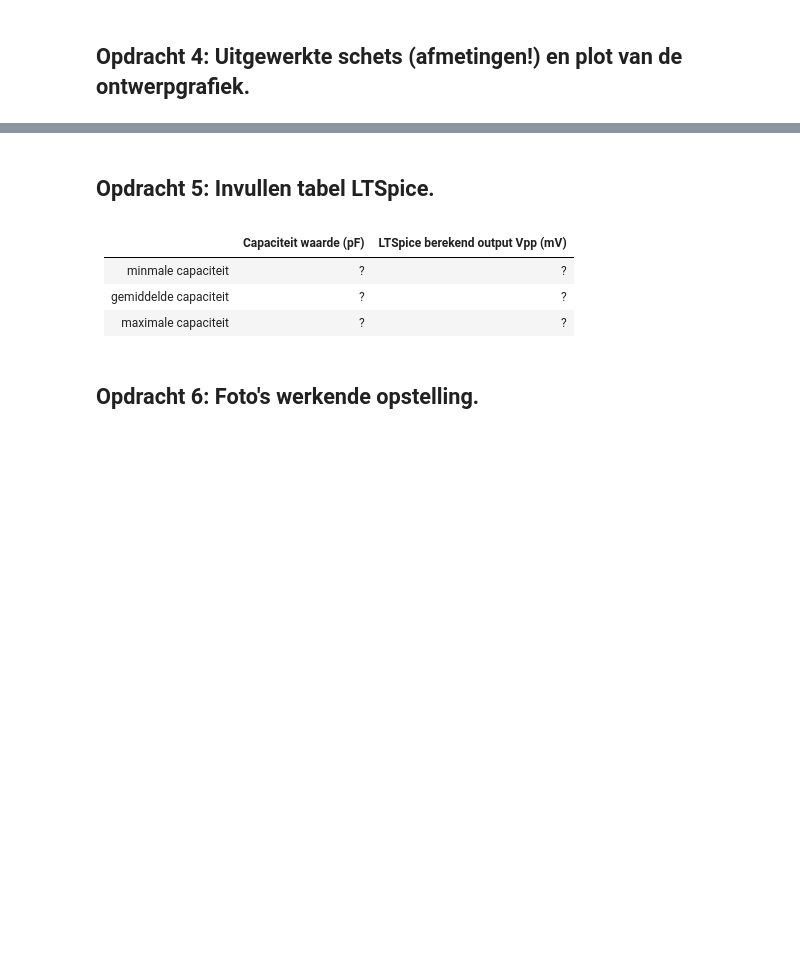
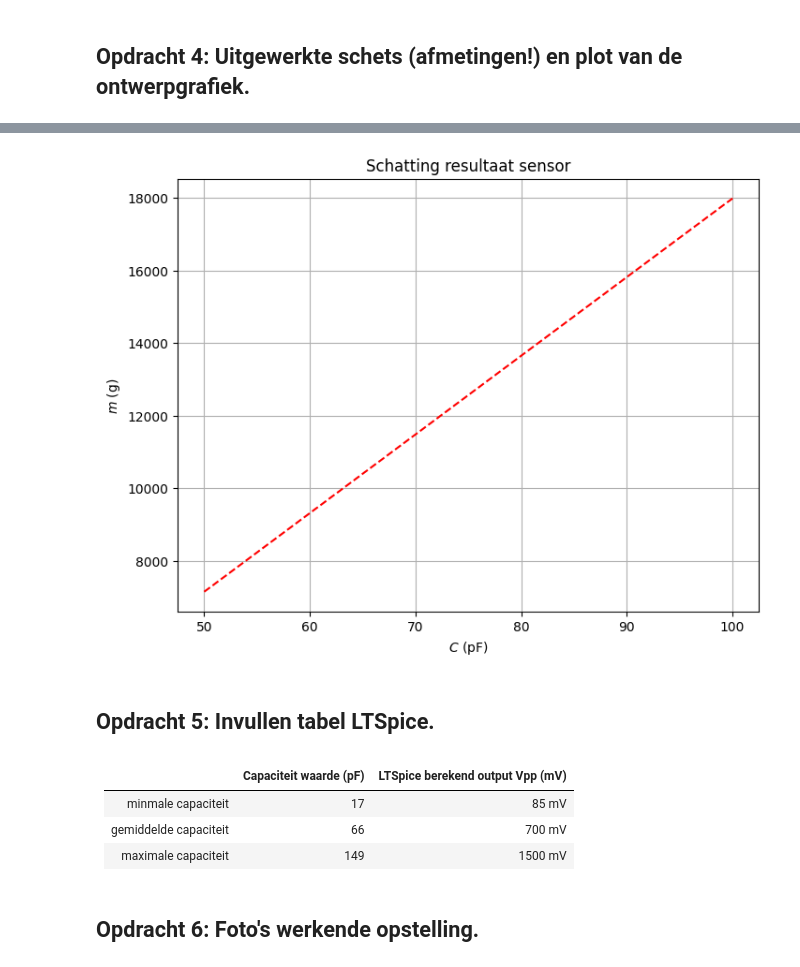
Before and after one commit to SybrenK07/opdrachten-DEF-D, a Jupyter notebook: FysiekeOntwerpopdrachten/2OntwerpEenSensorCondensator/DEFOntwerpopdracht2OntwerpEenSensorInvulTemplate.ipynb, the cells around one changed output, grey strips where cells are left out. Cells and saved outputs as stored; diff of their text form; code cells hidden in the pictures; blank space fills up the shorter version.

```diff
--- a/FysiekeOntwerpopdrachten/2OntwerpEenSensorCondensator/DEFOntwerpopdracht2OntwerpEenSensorInvulTemplate.ipynb
+++ b/FysiekeOntwerpopdrachten/2OntwerpEenSensorCondensator/DEFOntwerpopdracht2OntwerpEenSensorInvulTemplate.ipynb
@@ -77,11 +79,38 @@ Pas deze tekst aan: Wij gaan een sensor maken die X meet.
+# %%
+# Plot hier de verwachte ontwerpgrafiek van jullie sensoren.
+
+
+A = 0.01 * 0.01
+g = 9.81
+e_r = 1.5
+
+# Konden formule niet werkend krijgen met fit binnen de tijd
+#def cnaarm(C, k, a):
+#    return (-(e0 * e_r * A) / (g * C * 10**-12) + a / g) * k
+
+def cnaarm(x, a, b):
+    return a * x + b
+
+x = np.linspace(50,100,10000) # (pF) begint op 17 pF
+y = (x - 17) * (1018.2 / 4.7)
+
+plt.figure(figsize=(8,6))
+plt.plot(x,y,'r--')
+plt.title("Schatting resultaat sensor")
+plt.xlabel("$C$ (pF)")
+plt.ylabel("$m$ (g)")
+plt.grid()
+plt.show()
+# %% [output]
+[figure, added]
 # %% [markdown]
 ## Opdracht 5: Invullen tabel LTSpice.
 # %% [markdown]
 |         | Capaciteit waarde (pF)  | LTSpice berekend output Vpp (mV)|
 |-------------|-------------:|-------------:|
-| minmale capaciteit| ? |? |
-| gemiddelde capaciteit| ? |? |
-| maximale capaciteit| ? |? |
+| minmale capaciteit| 17 | 85 mV |
+| gemiddelde capaciteit| 66 | 700 mV |
+| maximale capaciteit| 149 |1500 mV |
 # %% [markdown]
 ## Opdracht 6: Foto's werkende opstelling.
 # %% [markdown]
```
Also changed, not shown: parts of 13 cells of this notebook, 4 other files.
